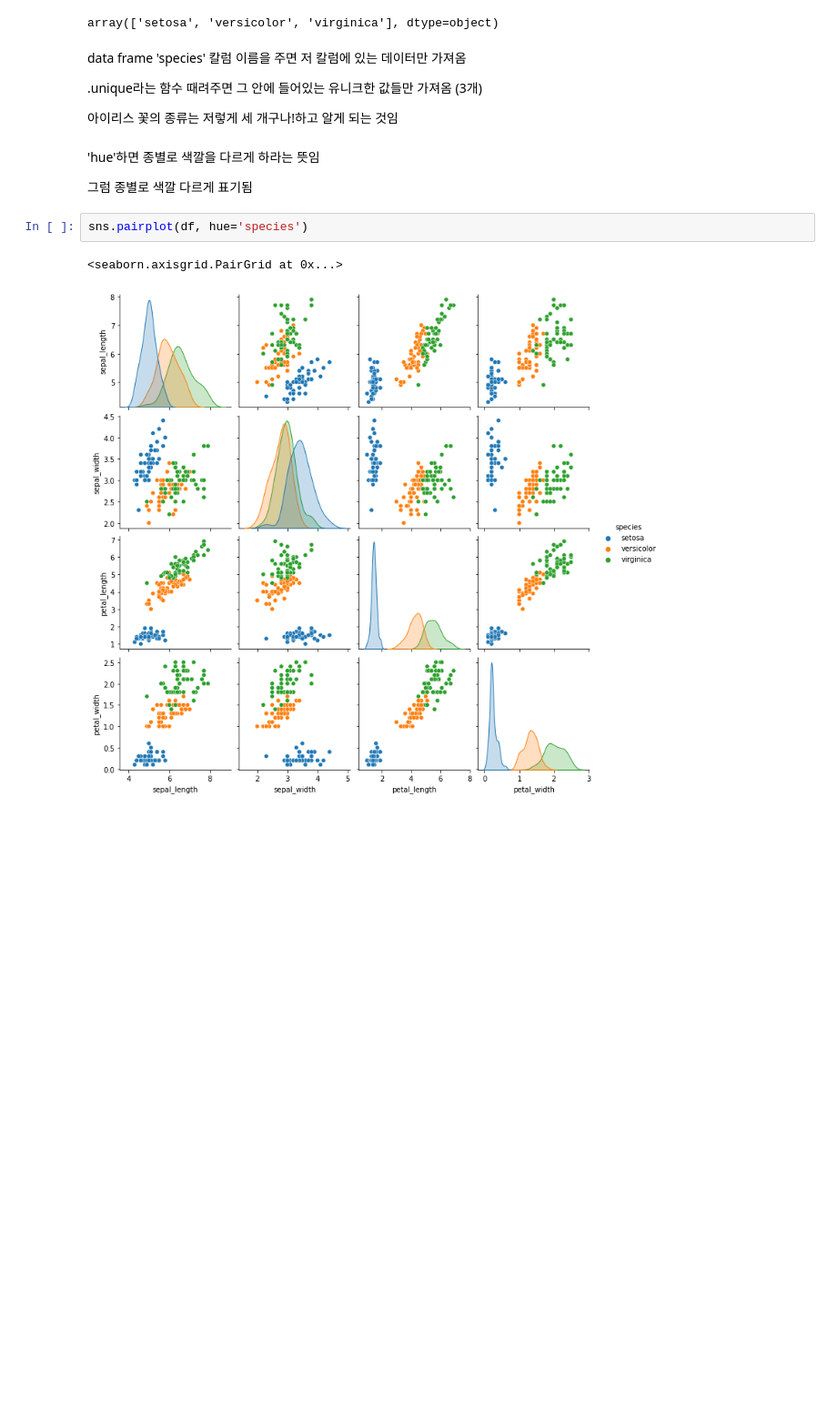
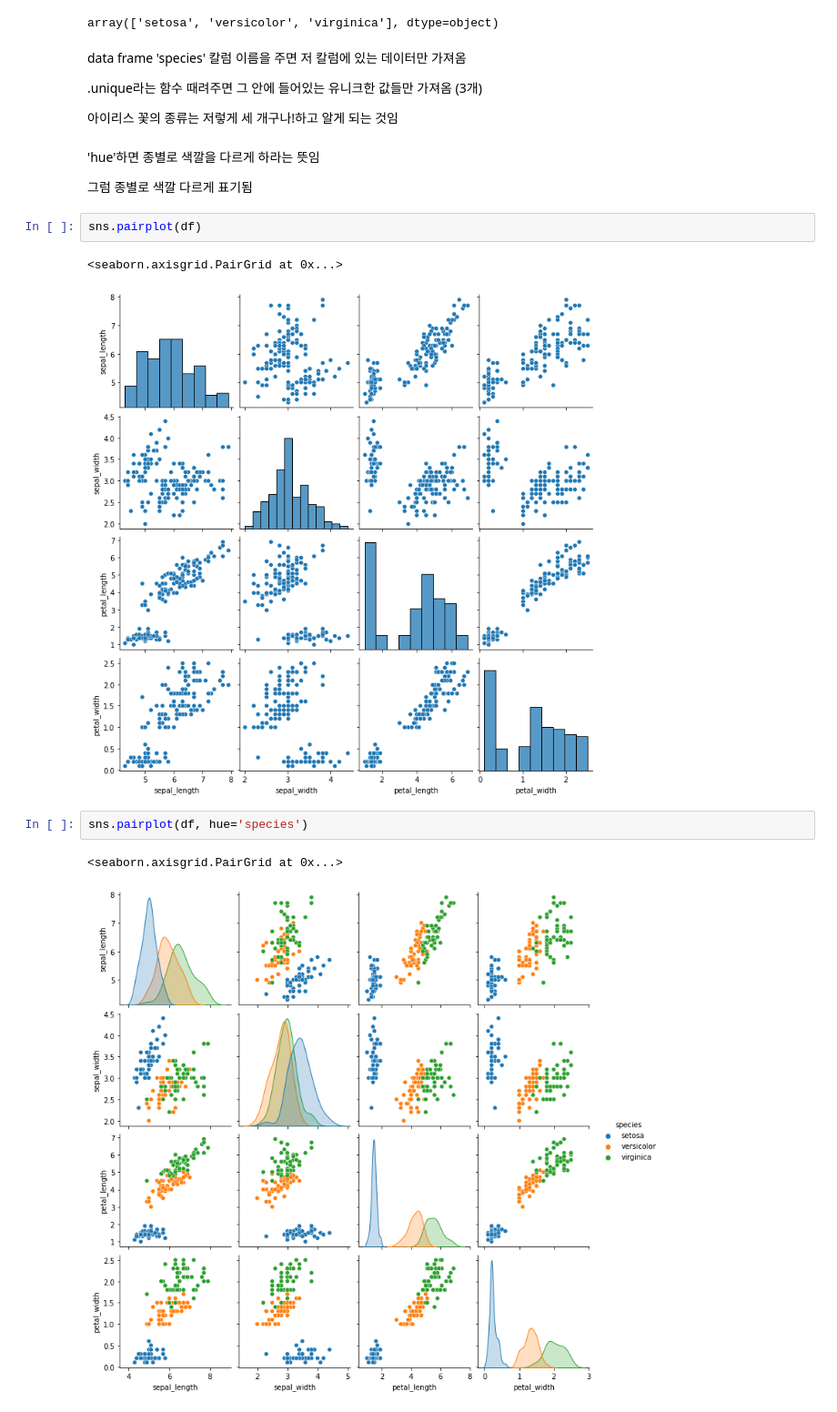
Before and after one commit to juyoung524/22-1-Spring-, a Jupyter notebook: 20220330.ipynb, the cells around one changed output. Shown at 91% size. Saved outputs shown, nothing was run; the diff lists cells and outputs as text; blank space fills up the shorter version.

```diff
--- a/20220330.ipynb
+++ b/20220330.ipynb
@@ -69,6 +69,11 @@ data frame 'species' 칼럼 이름을 주면 저 칼럼에 있는 데이터만
 'hue'하면 종별로 색깔을 다르게 하라는 뜻임
 
 그럼 종별로 색깔 다르게 표기됨
+# %%
+sns.pairplot(df)
+# %% [output]
+<seaborn.axisgrid.PairGrid at 0x...>
+[figure, added]
 # %%
 sns.pairplot(df, hue='species')
 # %% [output]
```
Also changed, not shown: parts of 38 cells of this notebook.
